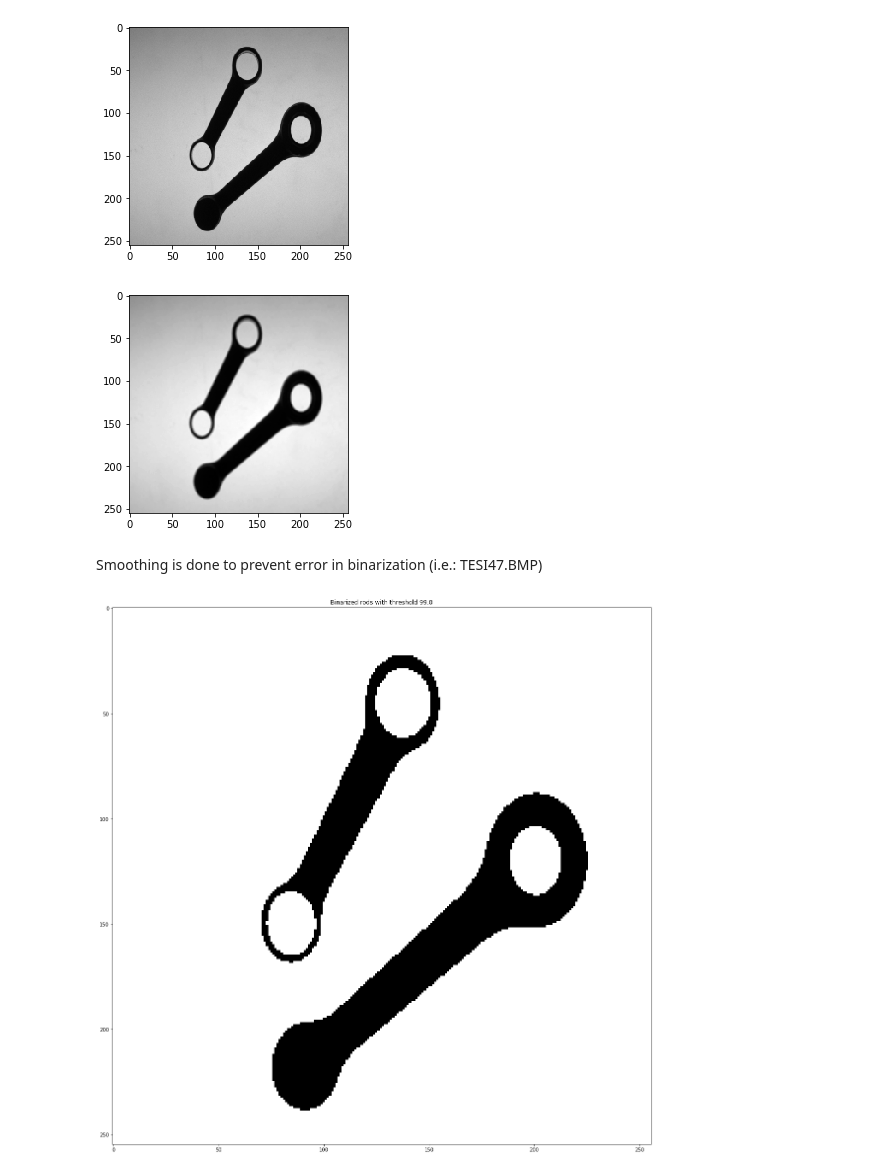
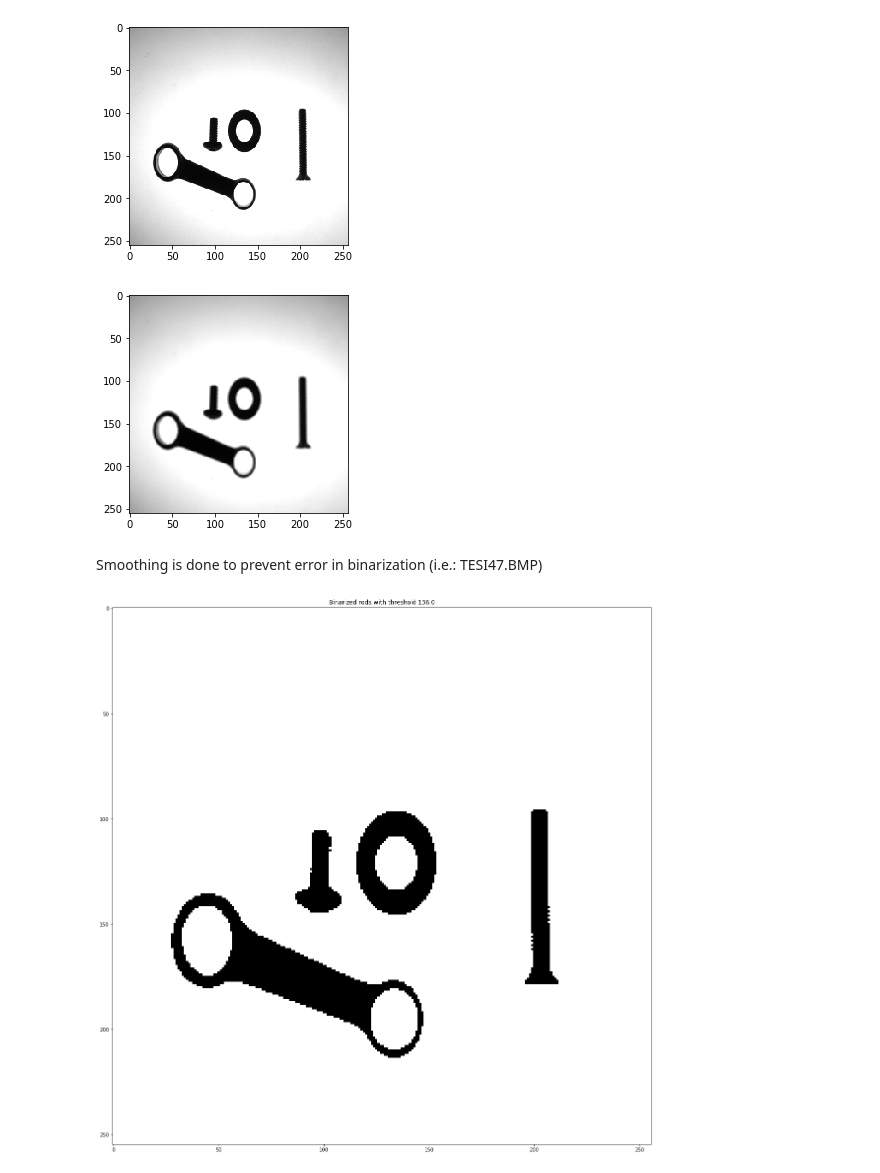
Before and after one commit to ggattoni/RodsInspection, a Jupyter notebook: Rods.ipynb, the cells around one changed output. Drawn from its saved outputs; the diff is of its cells as text; code cells hidden in the pictures.

```diff
--- a/Rods.ipynb
+++ b/Rods.ipynb
@@ -6,9 +8,9 @@ from scipy.spatial.distance import euclidean, cityblock, seuclidean
 # %%
-img = cv2.imread('images/TESI21.BMP')
+img = cv2.imread('images/TESI49.BMP')
 imgGray = cv2.cvtColor(img, cv2.COLOR_BGR2GRAY)
 plt.imshow(img, cmap='gray');
 # %% [output]
-[figure, old version]
+[figure, new version]
 # %%
 # Blur the image to threshold the image more easily
 
@@ -17,7 +19,7 @@ smoothedImg = cv2.blur(imgGray, (3, 3))
 # smoothedImg = cv2.GaussianBlur(img, (7, 7), 0)
 plt.imshow(smoothedImg, cmap='gray');
 # %% [output]
-[figure, old version]
+[figure, new version]
 # %% [markdown]
 Smoothing is done to prevent error in binarization (i.e.: TESI47.BMP)
 # %%
@@ -28,7 +30,7 @@ plt.figure(figsize=(20, 20))
 plt.title('Binarized rods with threshold ' + str(threshold))
 plt.imshow(threshImg, cmap='gray');
 # %% [output]
-[figure, old version]
+[figure, new version]
 # %%
 _, contours, hierarchy = cv2.findContours(threshImg, cv2.RETR_TREE, cv2.CHAIN_APPROX_SIMPLE)
 contoursImg = img.copy()
```
Also changed, not shown: parts of 9 cells of this notebook.
